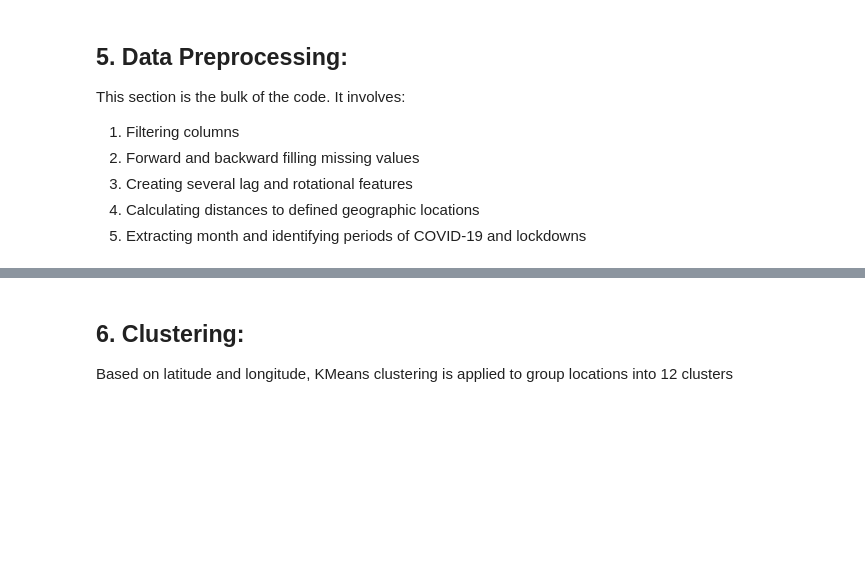
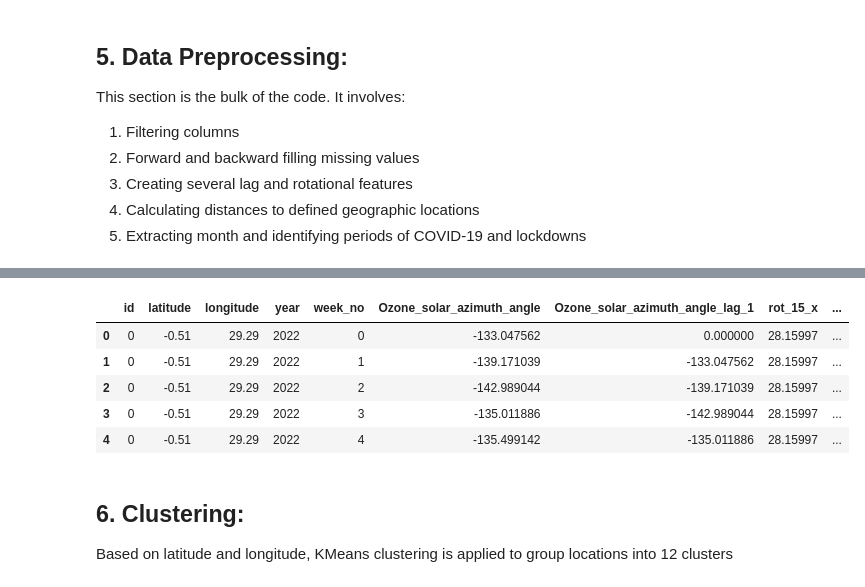
Before and after one commit to abusen333/Predict-CO2-Emissions-in-Rwanda, a Jupyter notebook: Predict CO2 Emissions in Rwanda.ipynb, the cells around one changed output, grey strips where cells are left out. Drawn from its saved outputs; the diff is of its cells as text; code cells hidden in the pictures; blank space fills up the shorter version.

```diff
--- a/Predict CO2 Emissions in Rwanda.ipynb
+++ b/Predict CO2 Emissions in Rwanda.ipynb
@@ -131,3 +140,12 @@ test = preprocessing(test)
+# %%
+test.head()
+# %% [output]
+|  | id | latitude | longitude | year | week_no | Ozone_solar_azimuth_angle | Ozone_solar_azimuth_angle_lag_1 | rot_15_x | ... |
+| 0 | 0 | -0.51 | 29.29 | 2022 | 0 | -133.047562 | 0.000000 | 28.15997 | ... |
+| 1 | 0 | -0.51 | 29.29 | 2022 | 1 | -139.171039 | -133.047562 | 28.15997 | ... |
+| 2 | 0 | -0.51 | 29.29 | 2022 | 2 | -142.989044 | -139.171039 | 28.15997 | ... |
+| 3 | 0 | -0.51 | 29.29 | 2022 | 3 | -135.011886 | -142.989044 | 28.15997 | ... |
+| 4 | 0 | -0.51 | 29.29 | 2022 | 4 | -135.499142 | -135.011886 | 28.15997 | ... |
 # %% [markdown]
 ## 6. Clustering:
 Based on latitude and longitude, KMeans clustering is applied to group locations into 12 clusters
```
Also changed, not shown: parts of 6 cells of this notebook, 1 other file.
